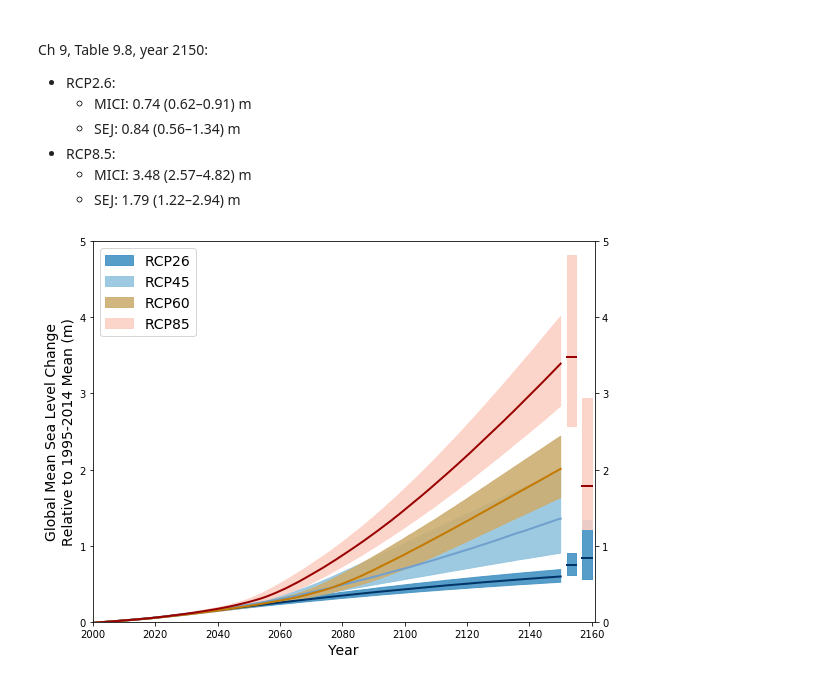
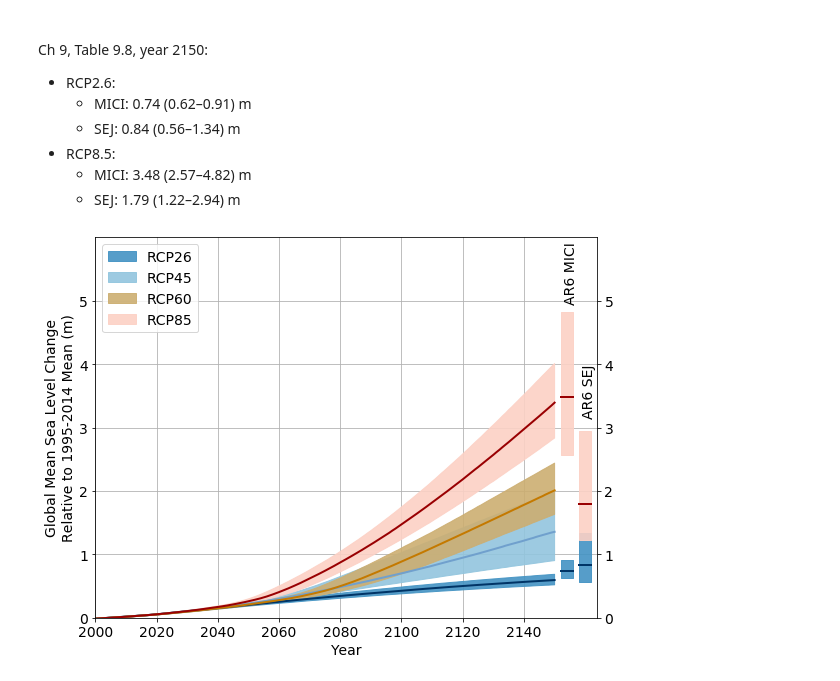
Before and after one commit to raddleverse/CIAM_uncertainty_propagation, a Jupyter notebook: brick_projections.ipynb, the cells around one changed output. Saved outputs shown, nothing was run; the diff lists cells and outputs as text; code cells hidden in the pictures.

Commit message:
updated brick projections plot

```diff
--- a/brick_projections.ipynb
+++ b/brick_projections.ipynb
@@ -99,21 +99,27 @@ Ch 9, Table 9.8, year 2150:
 # %%
 fig,ax = plt.subplots(1,1,figsize=(9,7))
 for rcp in rcp_scenarios:
     ax.fill_between(years[:301], np.array(qGMSL[rcp].iloc[np.where(quantiles==0.17)])[0][:301],
                     np.array(qGMSL[rcp].iloc[np.where(quantiles==0.83)])[0][:301], alpha=0.9, color=rcp_shading[rcp], label=rcp)
 #    ax.plot(years,dfMAP[rcp]["GMSL"], linewidth=2, color=rcp_lines[rcp])
     ax.plot(years[:301],np.array(qGMSL[rcp].iloc[np.where(quantiles==0.5)])[0][:301], linewidth=2, color=rcp_lines[rcp])
-ax.set_xlim([2000,2161]); ax.set_ylim([0,5]);
-ax.fill_between([2152,2155], [0.62]*2, [0.91]*2, alpha=0.9, color=rcp_shading["RCP26"])
-ax.fill_between([2157,2160], [0.56]*2, [1.34]*2, alpha=0.9, color=rcp_shading["RCP26"])
-ax.plot([2152,2155],[0.74]*2, linewidth=2, color=rcp_lines["RCP26"])
-ax.plot([2157,2160],[0.84]*2, linewidth=2, color=rcp_lines["RCP26"])
-ax.fill_between([2152,2155], [2.57]*2, [4.82]*2, alpha=0.9, color=rcp_shading["RCP85"])
-ax.fill_between([2157,2160], [1.22]*2, [2.94]*2, alpha=0.9, color=rcp_shading["RCP85"])
-ax.plot([2152,2155],[3.48]*2, linewidth=2, color=rcp_lines["RCP85"])
-ax.plot([2157,2160],[1.79]*2, linewidth=2, color=rcp_lines["RCP85"])
+ax.set_xlim([2000,2164]); ax.set_ylim([0,6]);
+ax.set_xticks(list(range(2000,2150,20)))
+ax.set_xticklabels(list(range(2000,2150,20)),fontsize=14)
+ax.set_yticks(list(range(6))); ax.set_yticklabels(list(range(6)), fontsize=14)
+ax.fill_between([2152,2156], [0.62]*2, [0.91]*2, alpha=0.9, color=rcp_shading["RCP26"])
+ax.fill_between([2158,2162], [0.56]*2, [1.34]*2, alpha=0.9, color=rcp_shading["RCP26"])
+ax.plot([2152,2156],[0.74]*2, linewidth=2, color=rcp_lines["RCP26"])
+ax.plot([2158,2162],[0.84]*2, linewidth=2, color=rcp_lines["RCP26"])
+ax.fill_between([2152,2156], [2.57]*2, [4.82]*2, alpha=0.9, color=rcp_shading["RCP85"])
+ax.fill_between([2158,2162], [1.22]*2, [2.94]*2, alpha=0.9, color=rcp_shading["RCP85"])
+ax.plot([2152,2156],[3.48]*2, linewidth=2, color=rcp_lines["RCP85"])
+ax.plot([2158,2162],[1.79]*2, linewidth=2, color=rcp_lines["RCP85"])
 plt.xlabel("Year",fontsize=14); plt.ylabel("Global Mean Sea Level Change\nRelative to 1995-2014 Mean (m)",fontsize=14);
 plt.legend(loc="upper left", fontsize=14);
 plt.tick_params(right=True, labelright=True)
+plt.text(2153,5,"AR6 MICI",fontsize=14,rotation=90)
+plt.text(2159,3.2,"AR6 SEJ",fontsize=14,rotation=90)
+plt.grid(); ax.set_axisbelow(True)
 # %% [output]
-[figure, old version]
+[figure, new version]
```
